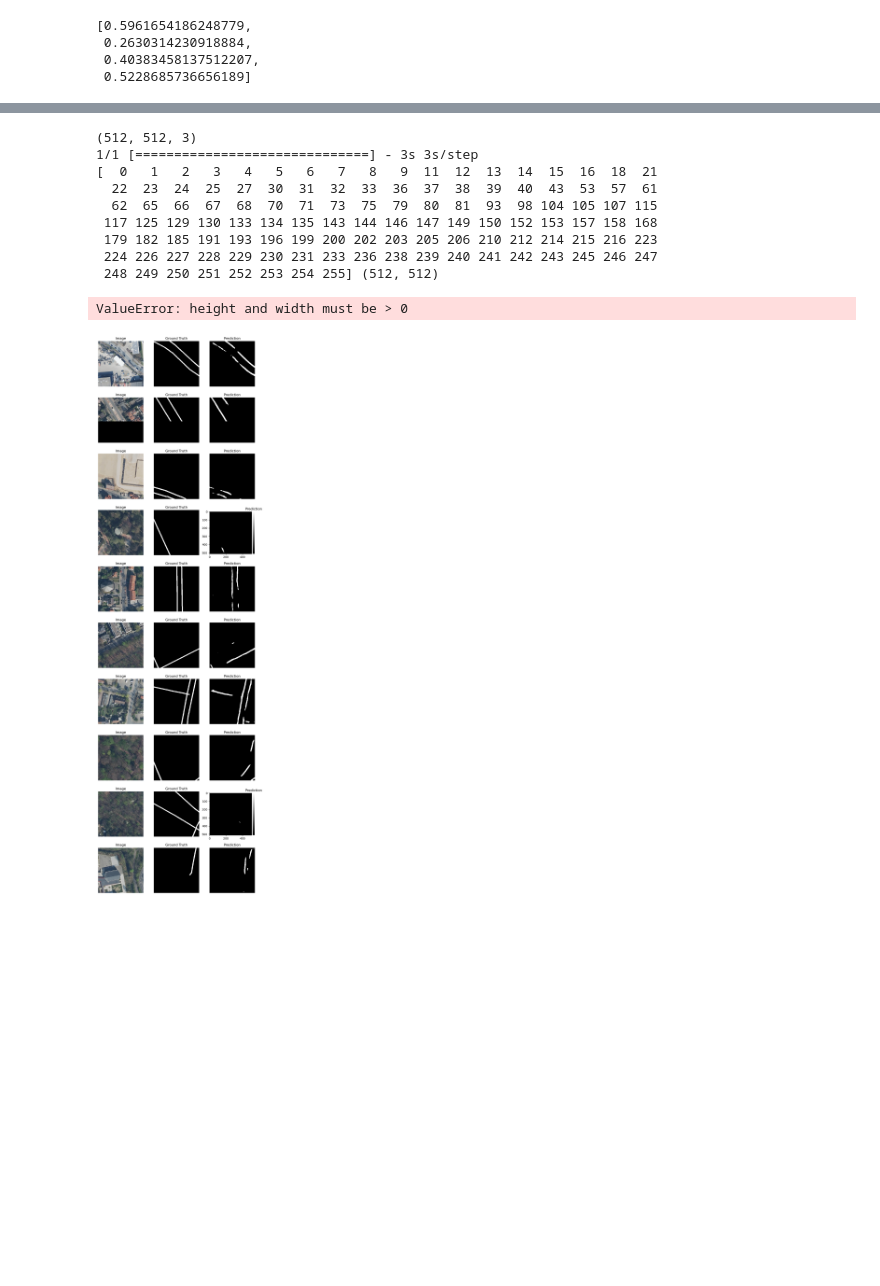
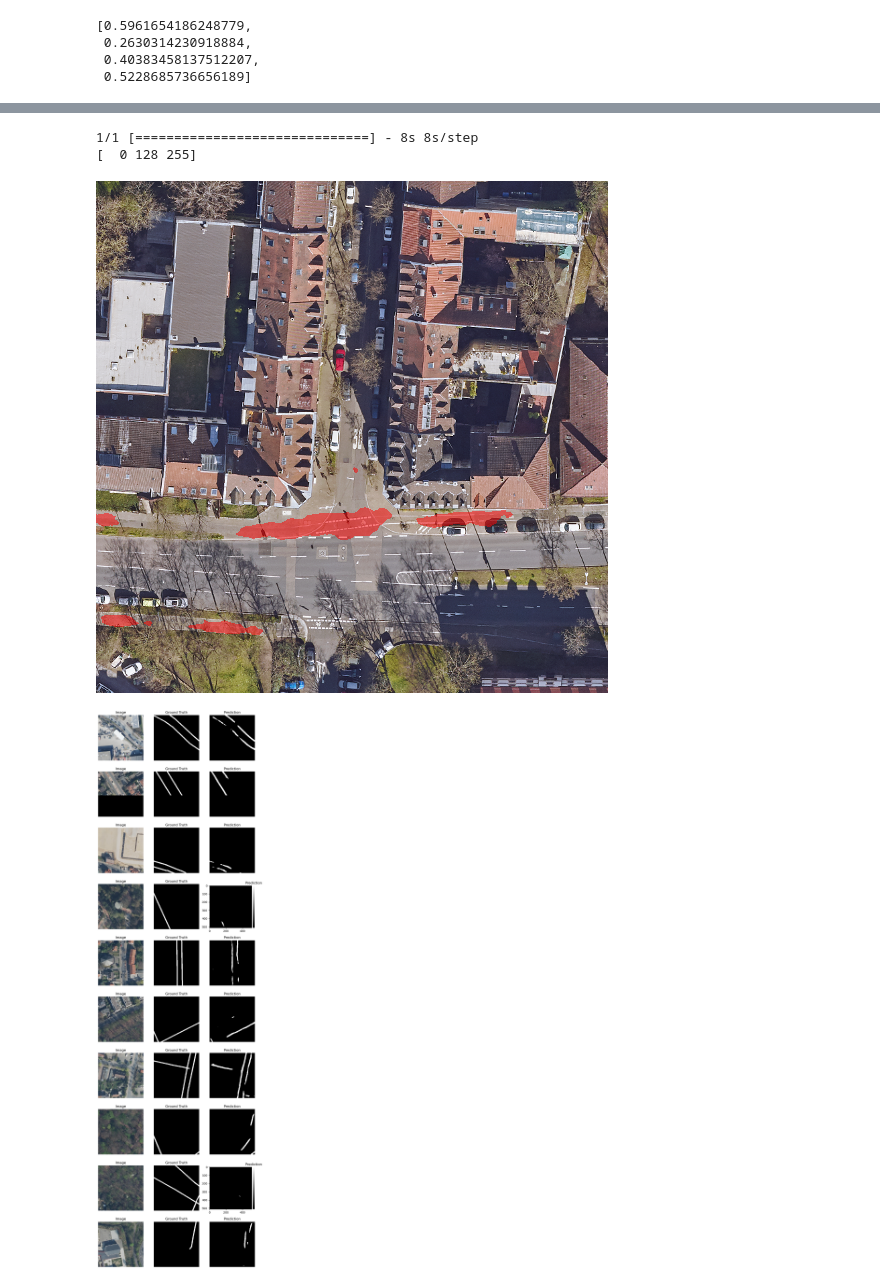
Before and after one commit to bicycle-lane-detector/detector, a Jupyter notebook: src/eval_model.ipynb, the cells around one changed output, grey strips where cells are left out. Cells and saved outputs as stored; diff of their text form; code cells hidden in the pictures; blank space fills up the shorter version.

Commit message:
updated inference

```diff
--- a/src/eval_model.ipynb
+++ b/src/eval_model.ipynb
@@ -39,7 +39,7 @@ Found 1771 images belonging to 1 classes.
 # %%
 import metric
 
-model_path = "./../Models/Binary/512/bike_mapper_pre-train-scratch-resnet34_Train3607_Val313_Test980_No-Aug.h5"
+model_path = "./../Models/Binary/512/backbones/bike_mapper_pre-train-scratch-resnet34_Train3607_Val313_Test980_No-Aug_IoU2630_q5229_IoU2189_q4485.h5"
 modelEval = load_model(model_path, custom_objects={"dice_loss" : sm.losses.DiceLoss(), "iou_score": sm.metrics.IOUScore(threshold=0.1), "f1-score":sm.metrics.FScore(), "quality": metric.quality()})
 
 met = modelEval.metrics[1:] #+ [metric.quality()] # [1:] to not include loss
@@ -60,19 +60,13 @@ predictions = modelEval.predict(test_gen.data, steps=test_gen.samplesPerBatch)
 # %%
 import inference
 
-pred = inference.predict(modelEval, 'C:/Users/domin/Desktop/test-karlsruhe.tif') # "C:/Users/domin/Desktop/gitrepos/detector/Data/Hannover/_Test512/Images/samples/14_dop20rgb_32_546_5800_2_ni_2019-04-08.tif")
-print(pred)
+pred = inference.predict_overlay(modelEval, 'C:/Users/domin/Desktop/test-karlsruhe.tif')
+display(pred.convert("RGB"))
+# "C:/Users/domin/Desktop/gitrepos/detector/Data/Hannover/_Test512/Images/samples/14_dop20rgb_32_546_5800_2_ni_2019-04-08.tif")
 # %% [output]
-(512, 512, 3)
-1/1 [==============================] - 3s 3s/step
-[  0   1   2   3   4   5   6   7   8   9  11  12  13  14  15  16  18  21
-  22  23  24  25  27  30  31  32  33  36  37  38  39  40  43  53  57  61
-  62  65  66  67  68  70  71  73  75  79  80  81  93  98 104 105 107 115
- 117 125 129 130 133 134 135 143 144 146 147 149 150 152 153 157 158 168
- 179 182 185 191 193 196 199 200 202 203 205 206 210 212 214 215 216 223
- 224 226 227 228 229 230 231 233 236 238 239 240 241 242 243 245 246 247
- 248 249 250 251 252 253 254 255] (512, 512)
+1/1 [==============================] - 8s 8s/step
+[  0 128 255]
-ValueError: height and width must be > 0
+[figure, added]
 # %%
 thresh_val = 0.1
 
```
Also changed, not shown: parts of 1 cell of this notebook, 3 other files.
